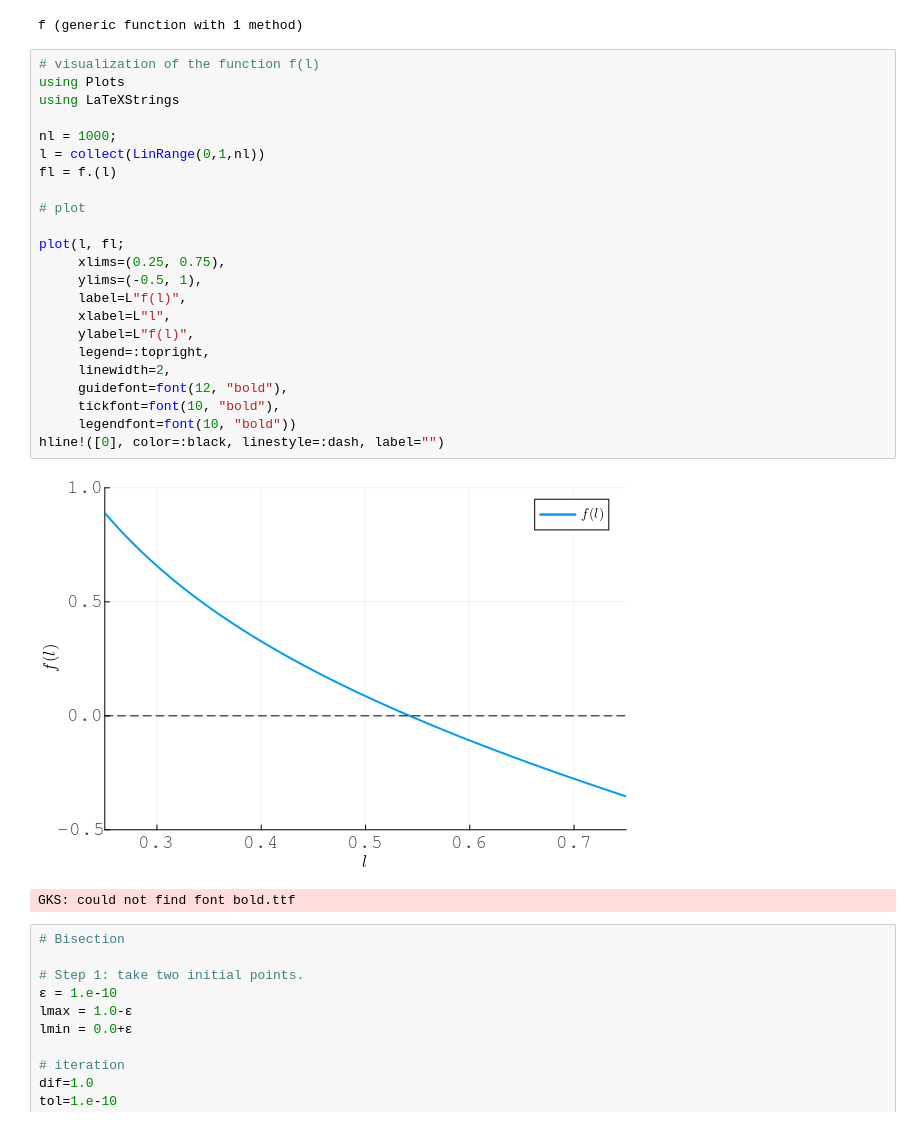
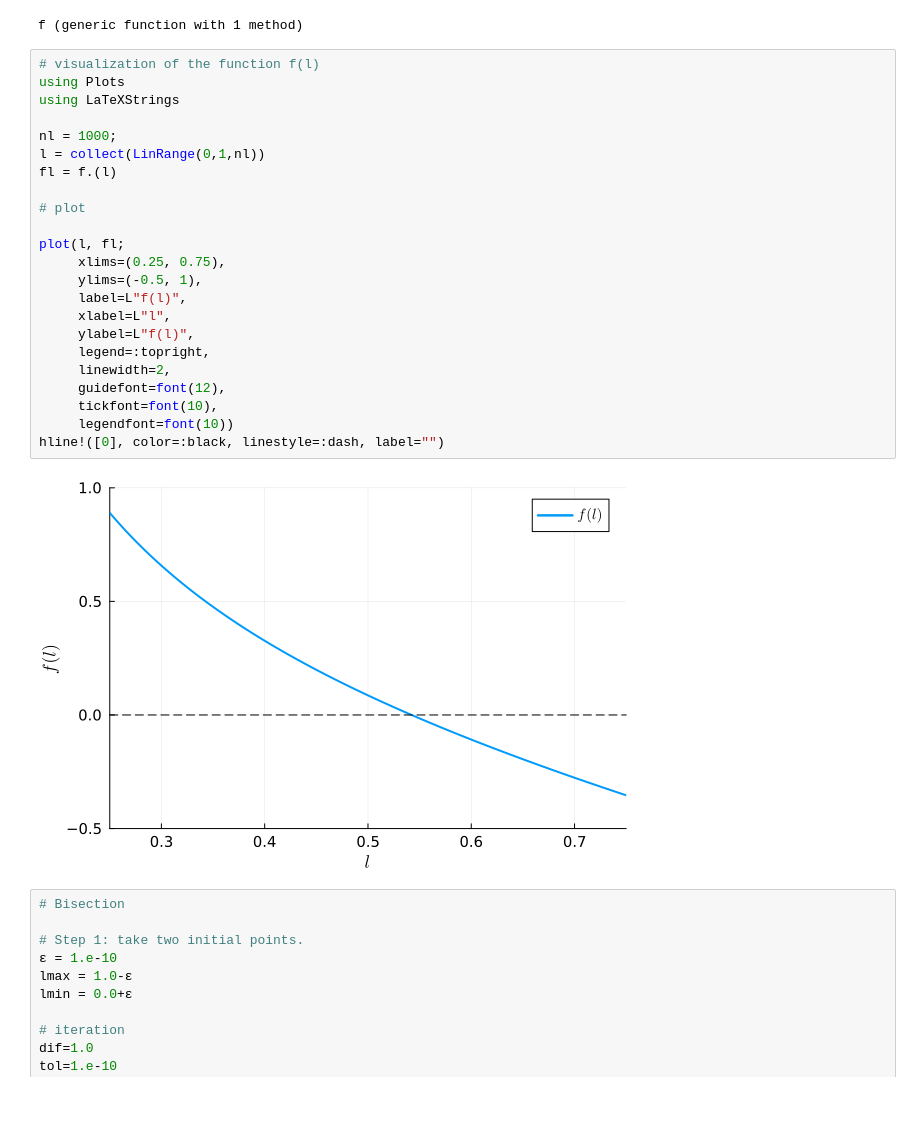
Before and after one commit to Kanato-Nakakuni/ComputationalMacro, a Jupyter notebook: Lec10_NumericalMethod_Ex.ipynb, the cells around one changed output. Cells and saved outputs as stored; diff of their text form.

```diff
--- a/Lec10_NumericalMethod_Ex.ipynb
+++ b/Lec10_NumericalMethod_Ex.ipynb
@@ -51,29 +51,28 @@ f (generic function with 1 method)
 # %%
 # visualization of the function f(l)
 using Plots
 using LaTeXStrings
 
 nl = 1000;
 l = collect(LinRange(0,1,nl))
 fl = f.(l)
 
 # plot
 
 plot(l, fl;
      xlims=(0.25, 0.75),
      ylims=(-0.5, 1),
      label=L"f(l)",
      xlabel=L"l",
      ylabel=L"f(l)",
      legend=:topright,
      linewidth=2,
-     guidefont=font(12, "bold"),
-     tickfont=font(10, "bold"),
-     legendfont=font(10, "bold"))
+     guidefont=font(12),
+     tickfont=font(10),
+     legendfont=font(10))
 hline!([0], color=:black, linestyle=:dash, label="")
 # %% [output]
-[figure, old version]
+[figure, new version]
-GKS: could not find font bold.ttf
 # %%
 # Bisection
 
```
Also changed, not shown: parts of 1 cell of this notebook.
